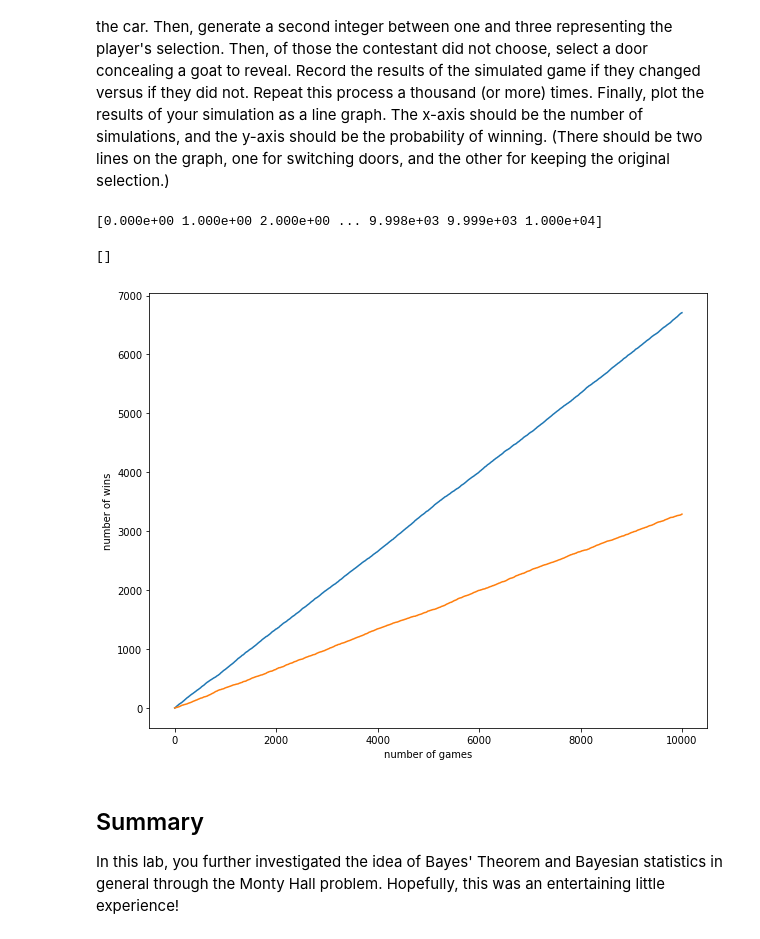
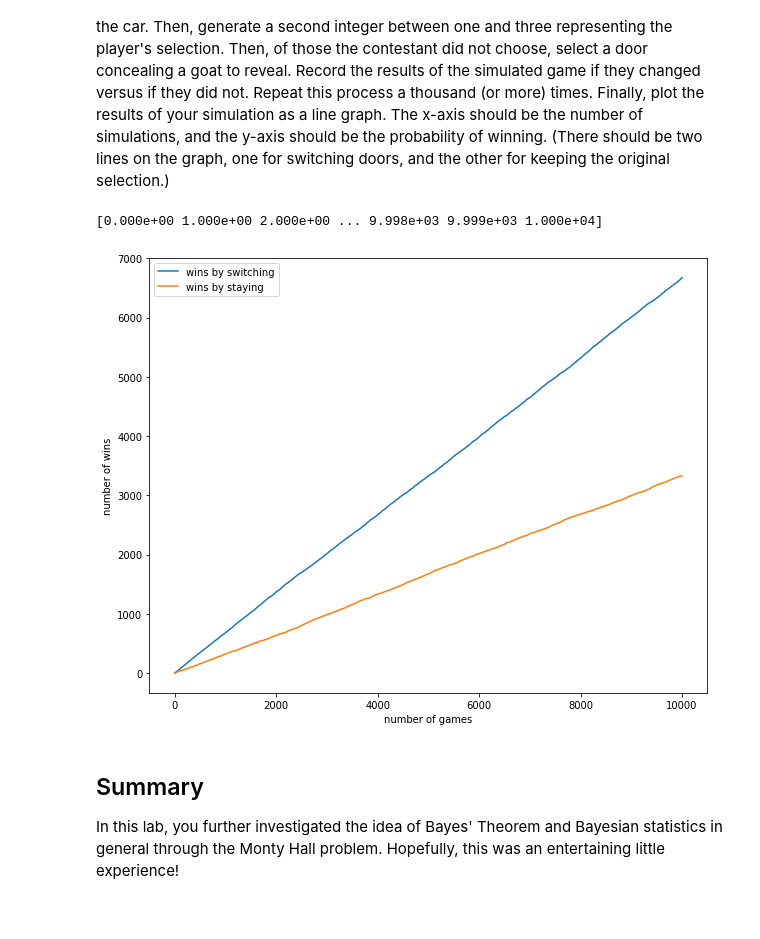
Before and after one commit to kathrinv/dsc-monty-hall-problem-lab-nyc-ds-082619, a Jupyter notebook: index.ipynb, the cells around one changed output. Saved outputs shown, nothing was run; the diff lists cells and outputs as text; code cells hidden in the pictures.

```diff
--- a/index.ipynb
+++ b/index.ipynb
@@ -22,36 +22,36 @@ switch_win_count = [0,]
 stay_win_count = [0,]
 for i in range(10000):
     reveal_choices = [1, 2, 3]
     car = np.random.randint(1, 3+1)
     contestant = np.random.randint(1, 3+1)
 
     reveal_choices.remove(contestant)
     if car in reveal_choices:
         reveal_choices.remove(car)
     reveal = np.random.choice(reveal_choices)
     if car == contestant:
         stay_win_count.append(stay_win_count[-1]+1)
         switch_win_count.append(switch_win_count[-1])
     else:
         switch_win_count.append(switch_win_count[-1]+1)
         stay_win_count.append(stay_win_count[-1])
 #    print(f"The car is hidden in {car},\nThe contestant chose {contestant},\nMonty shows {reveal}")
 
 import matplotlib.pyplot as plt
 %matplotlib inline
 fig = plt.figure(figsize=(10,8))
 ax = fig.add_subplot(111)
 x_values = np.linspace(0, 10000, 10000+1)
 print(x_values)
 ax.plot(x_values, switch_win_count, label='wins by switching')
 ax.plot(x_values, stay_win_count, label='wins by staying')
 plt.xlabel('number of games')
 plt.ylabel('number of wins')
-plt.plot()
+plt.legend()
+plt.show()
 # %% [output]
 [0.000e+00 1.000e+00 2.000e+00 ... 9.998e+03 9.999e+03 1.000e+04]
-[]
-[figure, old version]
+[figure, new version]
 # %% [markdown]
 ## Summary
 
```
